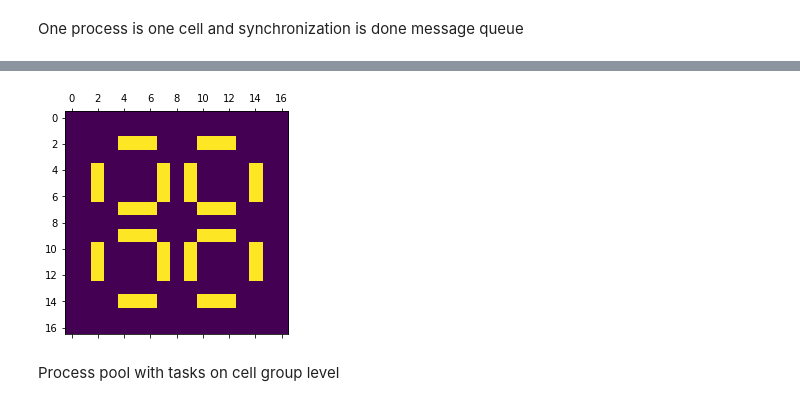
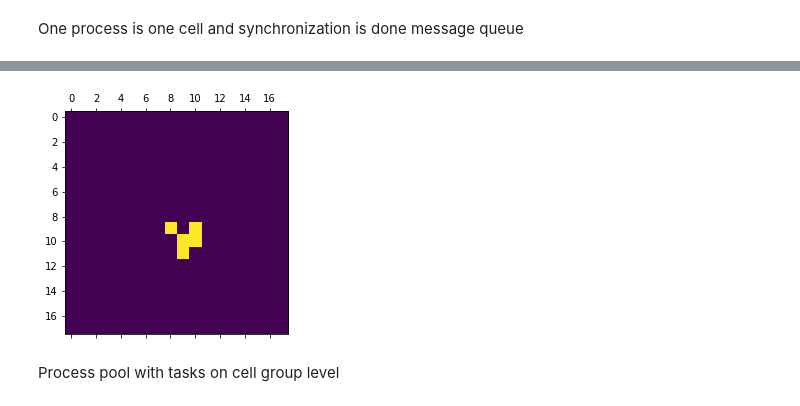
Before and after one commit to Bagelax/game-of-life, a Jupyter notebook: visualization.ipynb, the cells around one changed output, grey strips where cells are left out. Drawn from its saved outputs; the diff is of its cells as text; code cells hidden in the pictures.

```diff
--- a/visualization.ipynb
+++ b/visualization.ipynb
@@ -41,13 +41,13 @@ HTML(animation.to_html5_video())
 # %% [markdown]
 One process is one cell and synchronization is done message queue
 # %%
-# from processes_message_queue import create_steps
+from processes_message_queue import create_steps
 
-animation = animate(create_steps(starting_state=(pulsar()), iteration_number=3))
+animation = animate(create_steps(starting_state=glider(), iteration_number=30))
 HTML(animation.to_html5_video())
 # %% [output]
 [interactive output not drawn]
-[figure, old version]
+[figure, new version]
 # %% [markdown]
 Process pool with tasks on cell group level
 # %%
```
Also changed, not shown: parts of 1 cell of this notebook, 2 other files.
